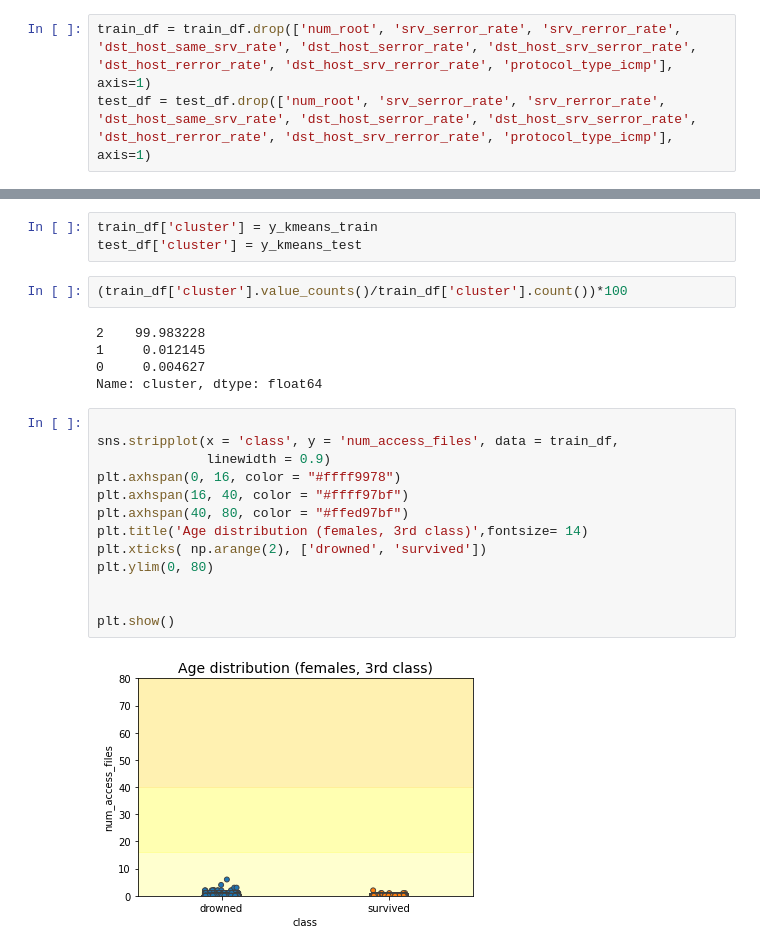
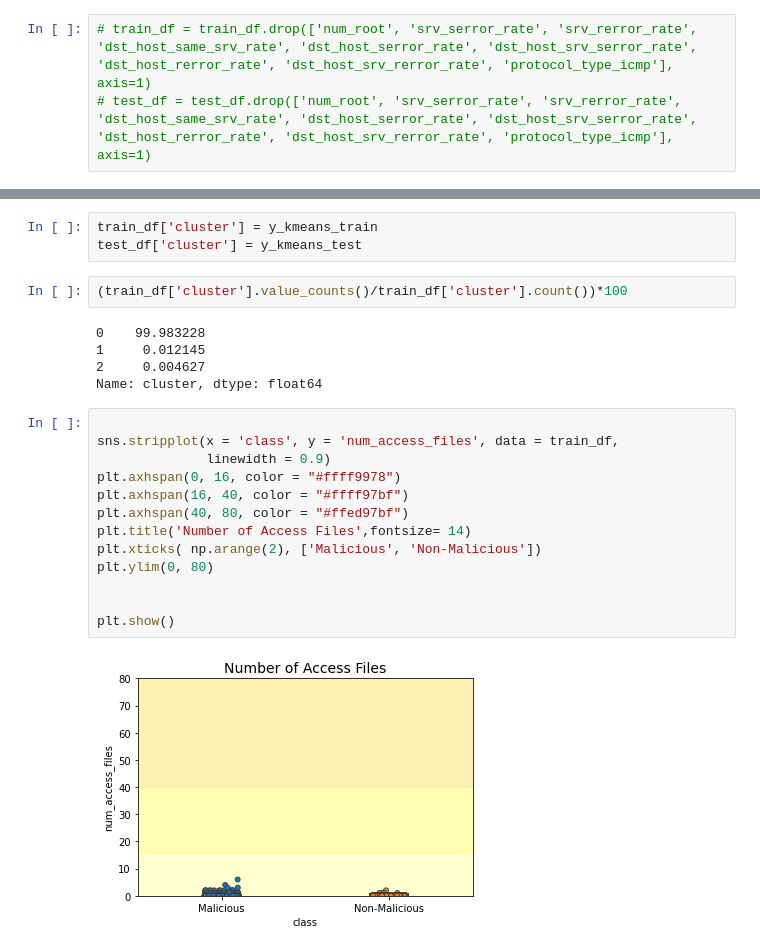
Before and after one commit to jnferreira/ADES-Kaggle, a Jupyter notebook: EDA.ipynb, the cells around one changed output, grey strips where cells are left out. Drawn from its saved outputs; the diff is of its cells as text.

Commit message:
even more organized. labels, titles, etc... elbow method

```diff
--- a/EDA.ipynb
+++ b/EDA.ipynb
@@ -252,8 +287,8 @@ for col in cat_cols:
         train_df[col] = le.transform(list(train_df[col].astype(str).values))
         test_df[col] = le.transform(list(test_df[col].astype(str).values))
 # %%
-train_df = train_df.drop(['num_root', 'srv_serror_rate', 'srv_rerror_rate', 'dst_host_same_srv_rate', 'dst_host_serror_rate', 'dst_host_srv_serror_rate', 'dst_host_rerror_rate', 'dst_host_srv_rerror_rate', 'protocol_type_icmp'], axis=1)
-test_df = test_df.drop(['num_root', 'srv_serror_rate', 'srv_rerror_rate', 'dst_host_same_srv_rate', 'dst_host_serror_rate', 'dst_host_srv_serror_rate', 'dst_host_rerror_rate', 'dst_host_srv_rerror_rate', 'protocol_type_icmp'], axis=1)
+# train_df = train_df.drop(['num_root', 'srv_serror_rate', 'srv_rerror_rate', 'dst_host_same_srv_rate', 'dst_host_serror_rate', 'dst_host_srv_serror_rate', 'dst_host_rerror_rate', 'dst_host_srv_rerror_rate', 'protocol_type_icmp'], axis=1)
+# test_df = test_df.drop(['num_root', 'srv_serror_rate', 'srv_rerror_rate', 'dst_host_same_srv_rate', 'dst_host_serror_rate', 'dst_host_srv_serror_rate', 'dst_host_rerror_rate', 'dst_host_srv_rerror_rate', 'protocol_type_icmp'], axis=1)
 # %%
 y = train_df['class']
 x = train_df.drop('class', axis=1).values
@@ -326,22 +361,22 @@ test_df['cluster'] = y_kmeans_test
 # %%
 (train_df['cluster'].value_counts()/train_df['cluster'].count())*100
 # %% [output]
-2    99.983228
+0    99.983228
 1     0.012145
-0     0.004627
+2     0.004627
 Name: cluster, dtype: float64
 # %%
 
 sns.stripplot(x = 'class', y = 'num_access_files', data = train_df,
               linewidth = 0.9)
 plt.axhspan(0, 16, color = "#ffff9978")
 plt.axhspan(16, 40, color = "#ffff97bf")
 plt.axhspan(40, 80, color = "#ffed97bf")
-plt.title('Age distribution (females, 3rd class)',fontsize= 14)
-plt.xticks( np.arange(2), ['drowned', 'survived'])
+plt.title('Number of Access Files',fontsize= 14)
+plt.xticks( np.arange(2), ['Malicious', 'Non-Malicious'])
 plt.ylim(0, 80)
 
 
 plt.show()
 # %% [output]
-[figure, old version]
+[figure, new version]
```
Also changed, not shown: parts of 23 cells of this notebook, 11 other files.
